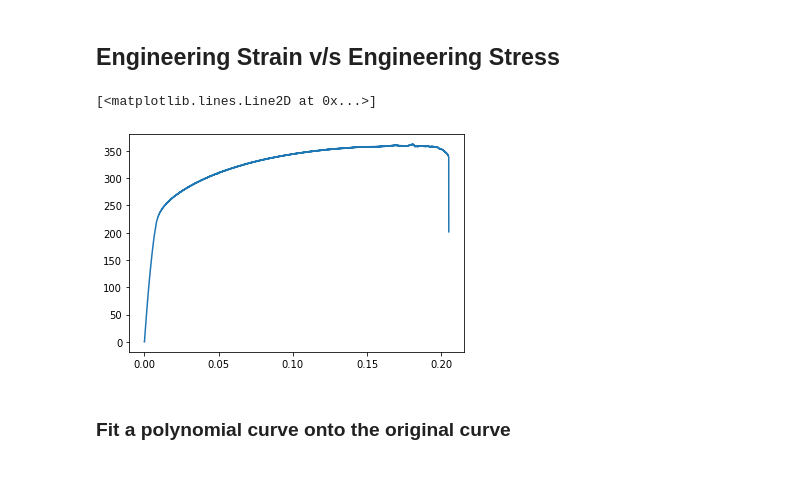
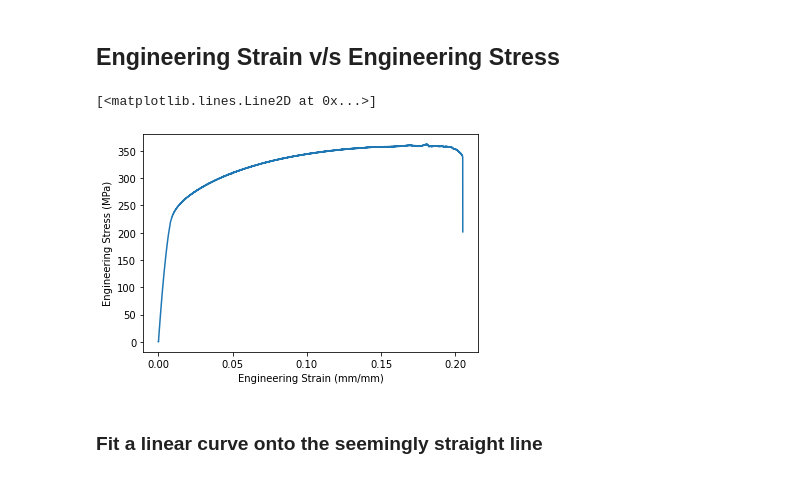
Before and after one commit to algomaster99/meta-btp, a Jupyter notebook: Engineering Stress, Strain -> True Stress, Strain.ipynb, the cells around one changed output. Saved outputs shown, nothing was run; the diff lists cells and outputs as text; code cells hidden in the pictures.

```diff
--- a/Engineering Stress, Strain -> True Stress, Strain.ipynb
+++ b/Engineering Stress, Strain -> True Stress, Strain.ipynb
@@ -30,14 +30,16 @@ def differentiate(x, y):
 # %% [markdown]
 ## Engineering Strain v/s Engineering Stress
 # %%
-x_label = 'Engineering Strain'
-y_label = 'Engineering Stress'
+x_label = 'Engineering Strain (mm/mm)'
+y_label = 'Engineering Stress (MPa)'
 dataset = pd.read_csv('./tensile_test_data.csv', sep='\t', names=[x_label, y_label])
 x = dataset[x_label]
 y = dataset[y_label]
+plt.xlabel(x_label)
+plt.ylabel(y_label)
 plt.plot(x,y)
 # %% [output]
 [<matplotlib.lines.Line2D at 0x...>]
-[figure, old version]
+[figure, new version]
 # %% [markdown]
-### Fit a polynomial curve onto the original curve
+### Fit a linear curve onto the seemingly straight line
```
Also changed, not shown: parts of 4 cells of this notebook.
